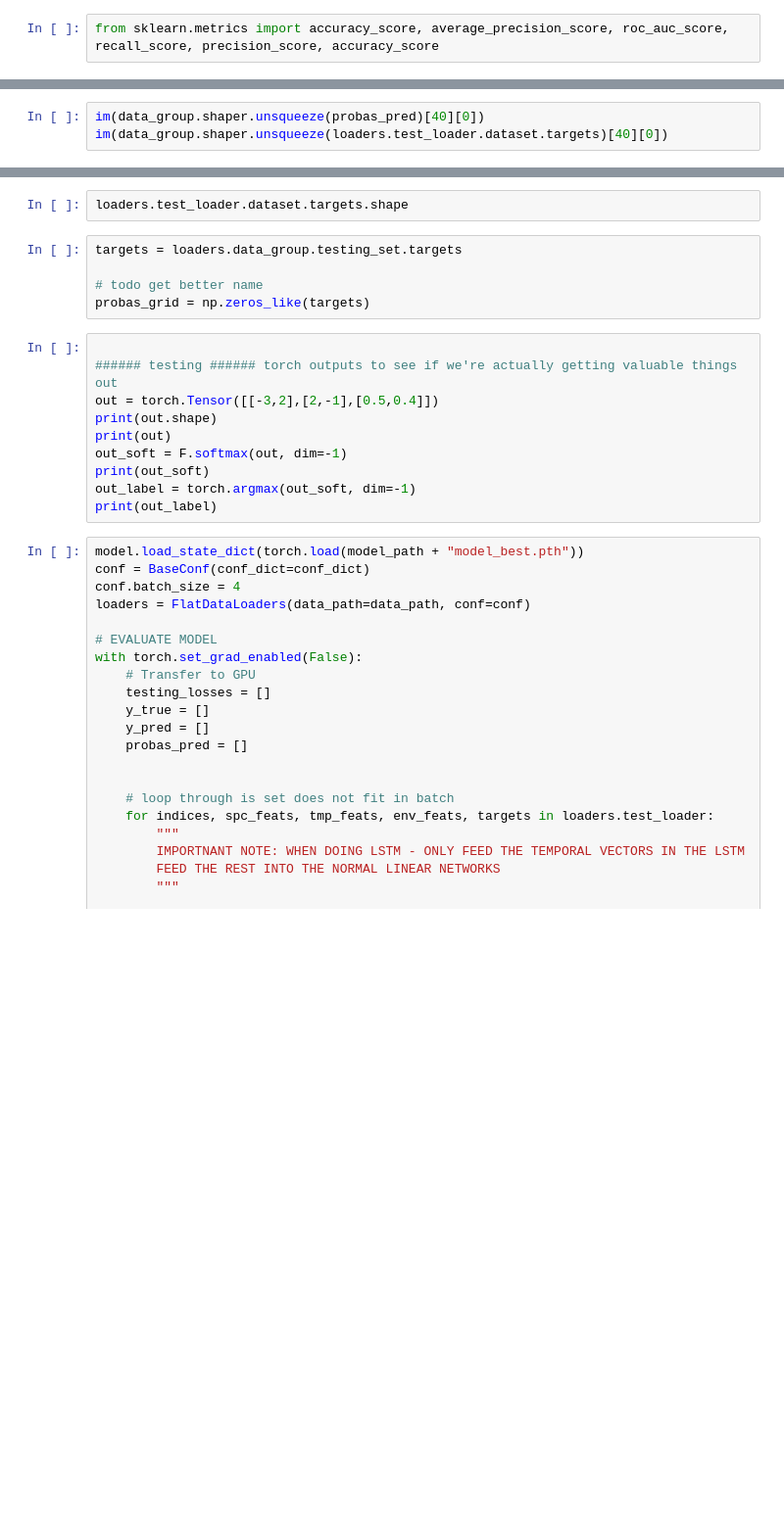
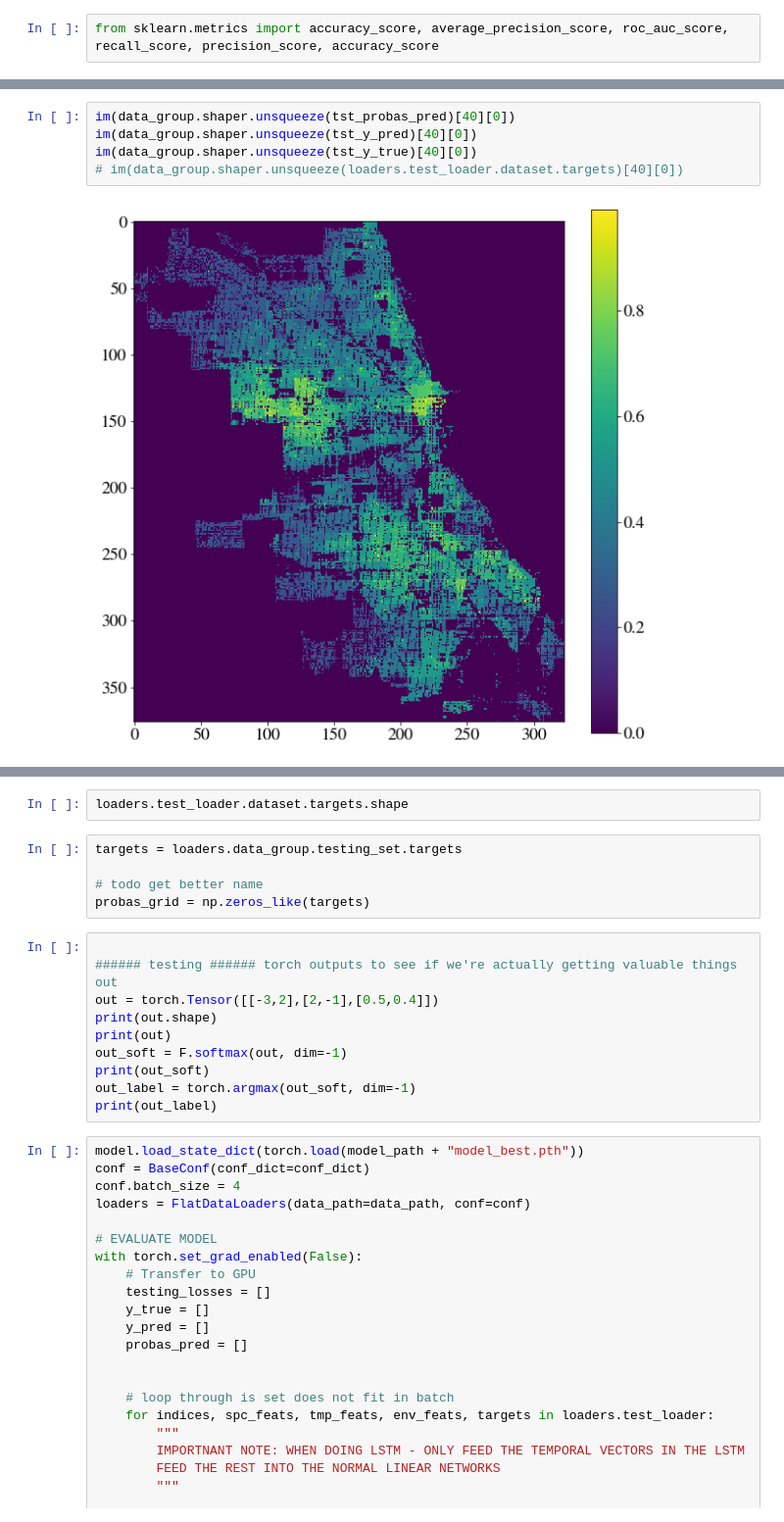
Before and after one commit to bernsblack/masters, a Jupyter notebook: run_kang_fnn_model.ipynb, the cells around one changed output, grey strips where cells are left out. Shown at 98% size. Cells and saved outputs as stored; diff of their text form; blank space fills up the shorter version.

```diff
--- a/run_kang_fnn_model.ipynb
+++ b/run_kang_fnn_model.ipynb
@@ -614,5 +703,9 @@ def recall_score_per_time_slot(y_true, y_pred):
 
 # metric_per_time_step - get the auc or ap
 # %%
-im(data_group.shaper.unsqueeze(probas_pred)[40][0])
-im(data_group.shaper.unsqueeze(loaders.test_loader.dataset.targets)[40][0])
+im(data_group.shaper.unsqueeze(tst_probas_pred)[40][0])
+im(data_group.shaper.unsqueeze(tst_y_pred)[40][0])
+im(data_group.shaper.unsqueeze(tst_y_true)[40][0])
+# im(data_group.shaper.unsqueeze(loaders.test_loader.dataset.targets)[40][0])
+# %% [output]
+[figure, added]
```
Also changed, not shown: parts of 16 cells of this notebook, 7 other files.
